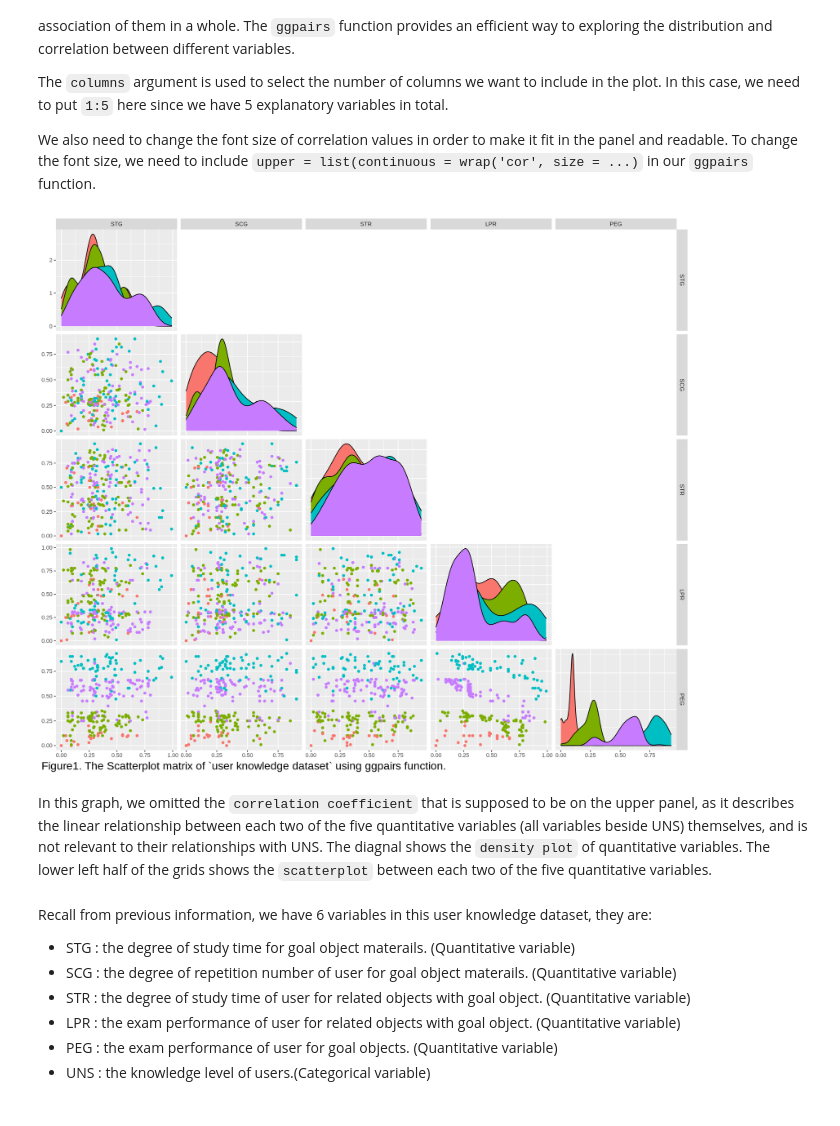
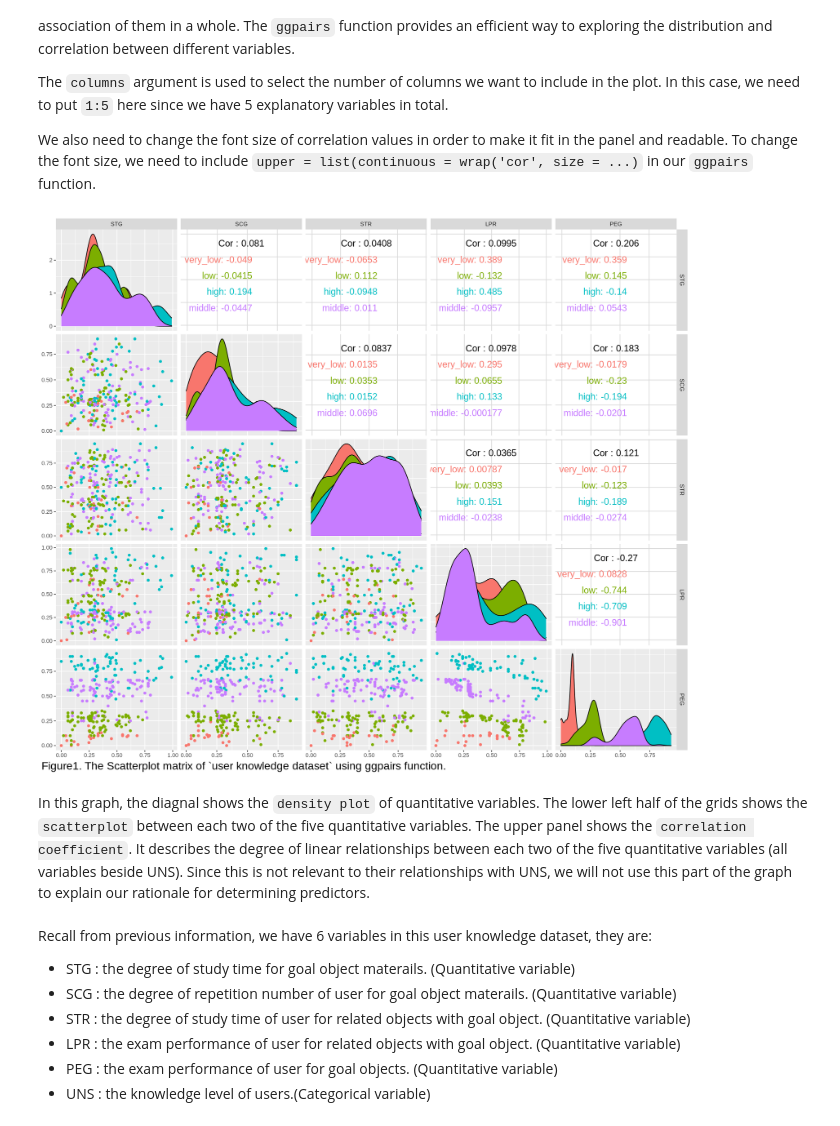
Before and after one commit to kzhang0113/group_8_ds_project, a Jupyter notebook: group_8_final_project.ipynb, the cells around one changed output. Saved outputs shown, nothing was run; the diff lists cells and outputs as text; code cells hidden in the pictures.

```diff
--- a/group_8_final_project.ipynb
+++ b/group_8_final_project.ipynb
@@ -201,19 +201,18 @@ We also need to change the font size of correlation values in order to make it f
 # %%
 # creating the matrix of plot by using ggpairs function
 options(repr.plot.width = 14, repr.plot.height = 12)
 relationship_plot <- ggpairs(training_data,
                              columns = 1:5,
                              ggplot2 :: aes(color = UNS),
-#                              upper = list(continuous = wrap('cor', size = 5))) +
-                             upper = NULL) +
+                             upper = list(continuous = wrap('cor', size = 5))) +
                              labs(caption = "Figure1. The Scatterplot matrix of `user knowledge dataset` using ggpairs function.") +
                              theme(plot.caption.position = "plot",
                                    plot.caption = element_text(size = 17, hjust =0))
 relationship_plot
 # %% [output]
-[figure, old version]
+[figure, new version]
-# %% [markdown]
-In this graph, we omitted the `correlation coefficient` that is supposed to be on the upper panel, as it describes the linear relationship between each two of the five quantitative variables (all variables beside UNS) themselves, and is not relevant to their relationships with UNS. The diagnal shows the `density plot` of quantitative variables. The lower left half of the grids shows the `scatterplot` between each two of the five quantitative variables.
+# %% [markdown]
+In this graph, the diagnal shows the `density plot` of quantitative variables. The lower left half of the grids shows the `scatterplot` between each two of the five quantitative variables. The upper panel shows the `correlation coefficient`. It describes the degree of linear relationships between each two of the five quantitative variables (all variables beside UNS). Since this is not relevant to their relationships with UNS, we will not use this part of the graph to explain our rationale for determining predictors.
 # %% [markdown]
 Recall from previous information, we have 6 variables in this user knowledge dataset, they are:
 
```
